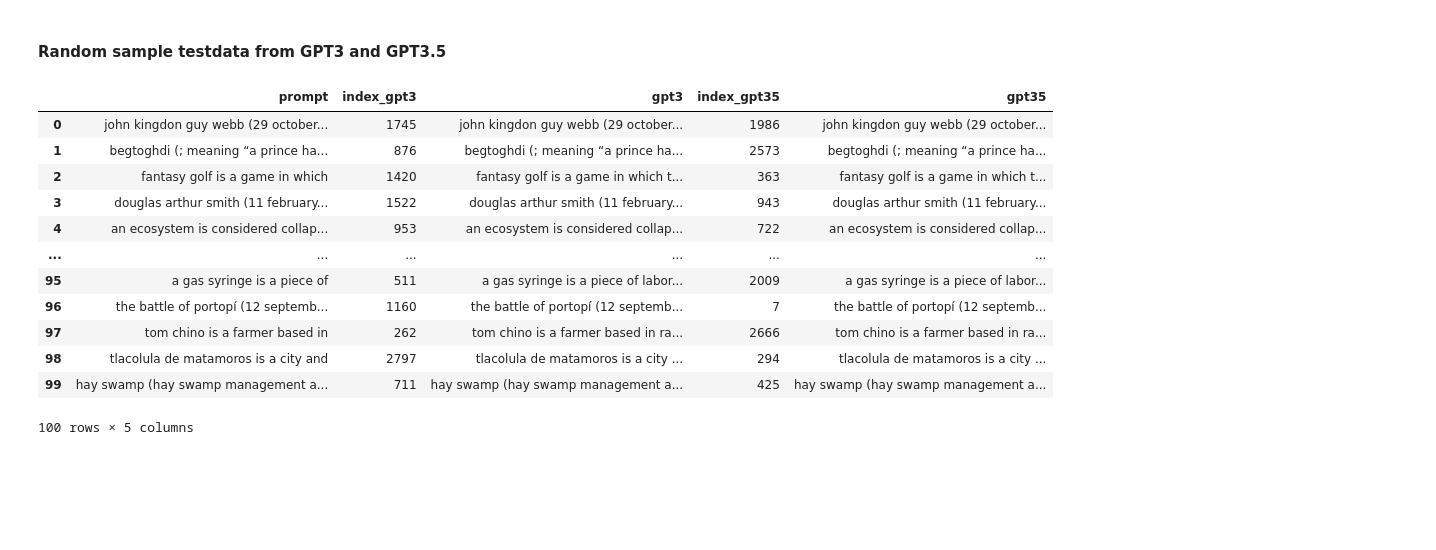
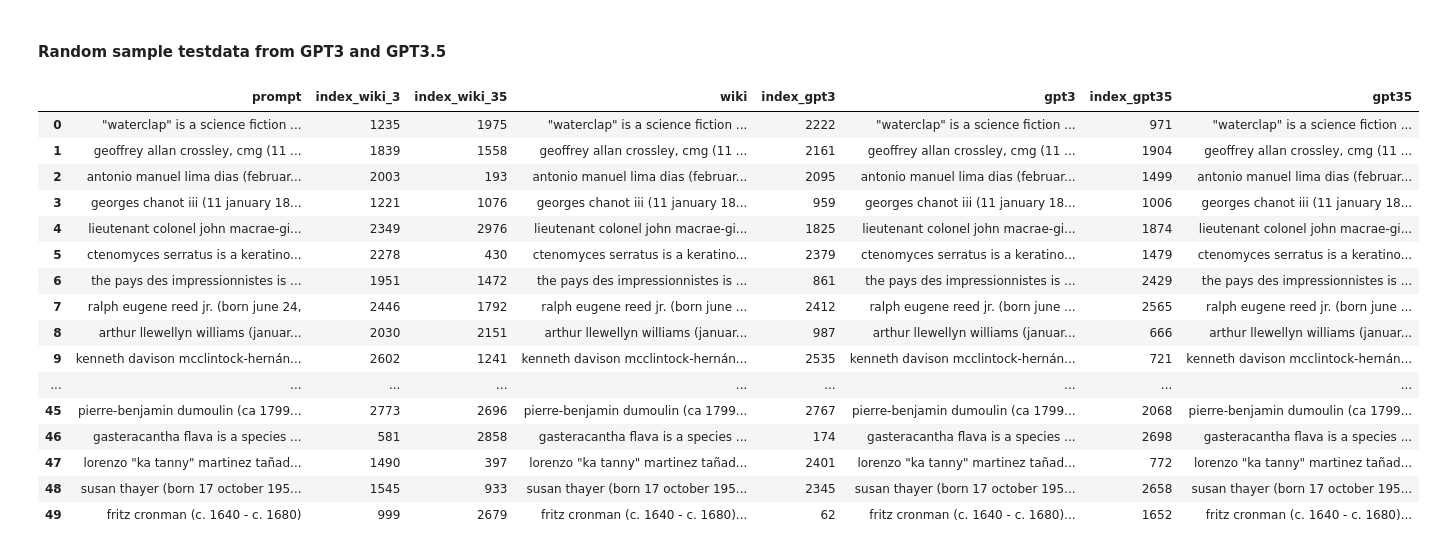
Before and after one commit to yvonne-yiqin-zhang/GPT_Generated_Text_Detection, a Jupyter notebook: test_dataset_deepdive.ipynb, the cells around one changed output. Drawn from its saved outputs; the diff is of its cells as text; code cells hidden in the pictures; blank space fills up the shorter version.

Commit message:
deepdive change to wiki-gpt3-gpt3.5 pair

```diff
--- a/test_dataset_deepdive.ipynb
+++ b/test_dataset_deepdive.ipynb
@@ -8,43 +8,59 @@ gpt3 = pd.read_pickle('./dataset/text_3000.pickle')
 gpt35 = pd.read_pickle('./dataset/text_3000_Turbo.pickle')
 # %%
 gpt3['prompt'] = gpt3['text'].apply(lambda x: ' '.join(x.split()[:7]))
+wiki3 = gpt3[gpt3['label'] == 0]
+gpt3 = gpt3[gpt3['label'] == 1]
+
 gpt35['prompt'] = gpt35['text'].apply(lambda x: ' '.join(x.split()[:7]))
+wiki35 = gpt35[gpt35['label'] == 0]
+gpt35 = gpt35[gpt35['label'] == 1]
 # %% [markdown]
 #### Random sample testdata from GPT3 and GPT3.5
 # %%
-df = pd.DataFrame(columns=['prompt', 'index_gpt3', 'gpt3', 'index_gpt35', 'gpt35'])
+df = pd.DataFrame(columns=['prompt','index_wiki_3', 'index_wiki_35', 'wiki', 'index_gpt3', 'gpt3', 'index_gpt35', 'gpt35'])
 
 i = 0
-while i < 100:
-    random_prompt = gpt3.sample(1)['prompt'].values[0]
+while i < 50:
+    random_sample = wiki3.sample(1)
+    random_prompt = random_sample['prompt'].values[0]
+
     gpt35_sample = gpt35[gpt35['prompt'] == random_prompt]
     gpt3_sample = gpt3[gpt3['prompt'] == random_prompt]
+    wiki35_sample = wiki35[wiki35['prompt'] == random_prompt]
 
-    if len(gpt35_sample) == 0:
+    if len(gpt35_sample) == 0 or len(gpt3_sample) == 0 or len(wiki35_sample) == 0:
         continue
+    wiki_text = random_sample['text'].values[0]
+    index_wiki3 = random_sample.index[0]
+    index_wiki35 = wiki35_sample.index[0]
     index_gpt3 = gpt3_sample.index[0]
     index_gpt35 = gpt35_sample.index[0]
     gpt3_text = gpt3_sample['text'].values[0]
     gpt35_text = gpt35_sample['text'].values[0]
 
-    df = pd.concat([df, pd.DataFrame([[random_prompt, index_gpt3, gpt3_text, index_gpt35, gpt35_text]], columns=['prompt', 'index_gpt3', 'gpt3', 'index_gpt35', 'gpt35'])])
+    df.loc[i] = [random_prompt, index_wiki3, index_wiki35, wiki_text, index_gpt3, gpt3_text, index_gpt35, gpt35_text]
+
     i += 1
 
 df.reset_index(drop=True)
 # %% [output]
-|  | prompt | index_gpt3 | gpt3 | index_gpt35 | gpt35 |
-| 0 | john kingdon guy webb (29 october... | 1745 | john kingdon guy webb (29 october... | 1986 | john kingdon guy webb (29 october... |
-| 1 | begtoghdi (; meaning “a prince ha... | 876 | begtoghdi (; meaning “a prince ha... | 2573 | begtoghdi (; meaning “a prince ha... |
-| 2 | fantasy golf is a game in which | 1420 | fantasy golf is a game in which t... | 363 | fantasy golf is a game in which t... |
-| 3 | douglas arthur smith (11 february... | 1522 | douglas arthur smith (11 february... | 943 | douglas arthur smith (11 february... |
-| 4 | an ecosystem is considered collap... | 953 | an ecosystem is considered collap... | 722 | an ecosystem is considered collap... |
-| ... | ... | ... | ... | ... | ... |
-| 95 | a gas syringe is a piece of | 511 | a gas syringe is a piece of labor... | 2009 | a gas syringe is a piece of labor... |
-| 96 | the battle of portopí (12 septemb... | 1160 | the battle of portopí (12 septemb... | 7 | the battle of portopí (12 septemb... |
-| 97 | tom chino is a farmer based in | 262 | tom chino is a farmer based in ra... | 2666 | tom chino is a farmer based in ra... |
-| 98 | tlacolula de matamoros is a city and | 2797 | tlacolula de matamoros is a city ... | 294 | tlacolula de matamoros is a city ... |
-| 99 | hay swamp (hay swamp management a... | 711 | hay swamp (hay swamp management a... | 425 | hay swamp (hay swamp management a... |
+|  | prompt | index_wiki_3 | index_wiki_35 | wiki | index_gpt3 | gpt3 | index_gpt35 | gpt35 |
+| 0 | "waterclap" is a science fiction ... | 1235 | 1975 | "waterclap" is a science fiction ... | 2222 | "waterclap" is a science fiction ... | 971 | "waterclap" is a science fiction ... |
+| 1 | geoffrey allan crossley, cmg (11 ... | 1839 | 1558 | geoffrey allan crossley, cmg (11 ... | 2161 | geoffrey allan crossley, cmg (11 ... | 1904 | geoffrey allan crossley, cmg (11 ... |
+| 2 | antonio manuel lima dias (februar... | 2003 | 193 | antonio manuel lima dias (februar... | 2095 | antonio manuel lima dias (februar... | 1499 | antonio manuel lima dias (februar... |
+| 3 | georges chanot iii (11 january 18... | 1221 | 1076 | georges chanot iii (11 january 18... | 959 | georges chanot iii (11 january 18... | 1006 | georges chanot iii (11 january 18... |
+| 4 | lieutenant colonel john macrae-gi... | 2349 | 2976 | lieutenant colonel john macrae-gi... | 1825 | lieutenant colonel john macrae-gi... | 1874 | lieutenant colonel john macrae-gi... |
+| 5 | ctenomyces serratus is a keratino... | 2278 | 430 | ctenomyces serratus is a keratino... | 2379 | ctenomyces serratus is a keratino... | 1479 | ctenomyces serratus is a keratino... |
+| 6 | the pays des impressionnistes is ... | 1951 | 1472 | the pays des impressionnistes is ... | 861 | the pays des impressionnistes is ... | 2429 | the pays des impressionnistes is ... |
+| 7 | ralph eugene reed jr. (born june 24, | 2446 | 1792 | ralph eugene reed jr. (born june ... | 2412 | ralph eugene reed jr. (born june ... | 2565 | ralph eugene reed jr. (born june ... |
+| 8 | arthur llewellyn williams (januar... | 2030 | 2151 | arthur llewellyn williams (januar... | 987 | arthur llewellyn williams (januar... | 666 | arthur llewellyn williams (januar... |
+| 9 | kenneth davison mcclintock-hernán... | 2602 | 1241 | kenneth davison mcclintock-hernán... | 2535 | kenneth davison mcclintock-hernán... | 721 | kenneth davison mcclintock-hernán... |
+| ... | ... | ... | ... | ... | ... | ... | ... | ... |
+| 45 | pierre-benjamin dumoulin (ca 1799... | 2773 | 2696 | pierre-benjamin dumoulin (ca 1799... | 2767 | pierre-benjamin dumoulin (ca 1799... | 2068 | pierre-benjamin dumoulin (ca 1799... |
+| 46 | gasteracantha flava is a species ... | 581 | 2858 | gasteracantha flava is a species ... | 174 | gasteracantha flava is a species ... | 2698 | gasteracantha flava is a species ... |
+| 47 | lorenzo "ka tanny" martinez tañad... | 1490 | 397 | lorenzo "ka tanny" martinez tañad... | 2401 | lorenzo "ka tanny" martinez tañad... | 772 | lorenzo "ka tanny" martinez tañad... |
+| 48 | susan thayer (born 17 october 195... | 1545 | 933 | susan thayer (born 17 october 195... | 2345 | susan thayer (born 17 october 195... | 2658 | susan thayer (born 17 october 195... |
+| 49 | fritz cronman (c. 1640 - c. 1680) | 999 | 2679 | fritz cronman (c. 1640 - c. 1680)... | 62 | fritz cronman (c. 1640 - c. 1680)... | 1652 | fritz cronman (c. 1640 - c. 1680)... |
-100 rows × 5 columns
 # %%
 # save to pickle
 df.to_pickle('./dataset/deepdive_100.pickle')
```
Also changed, not shown: 1 other file.
